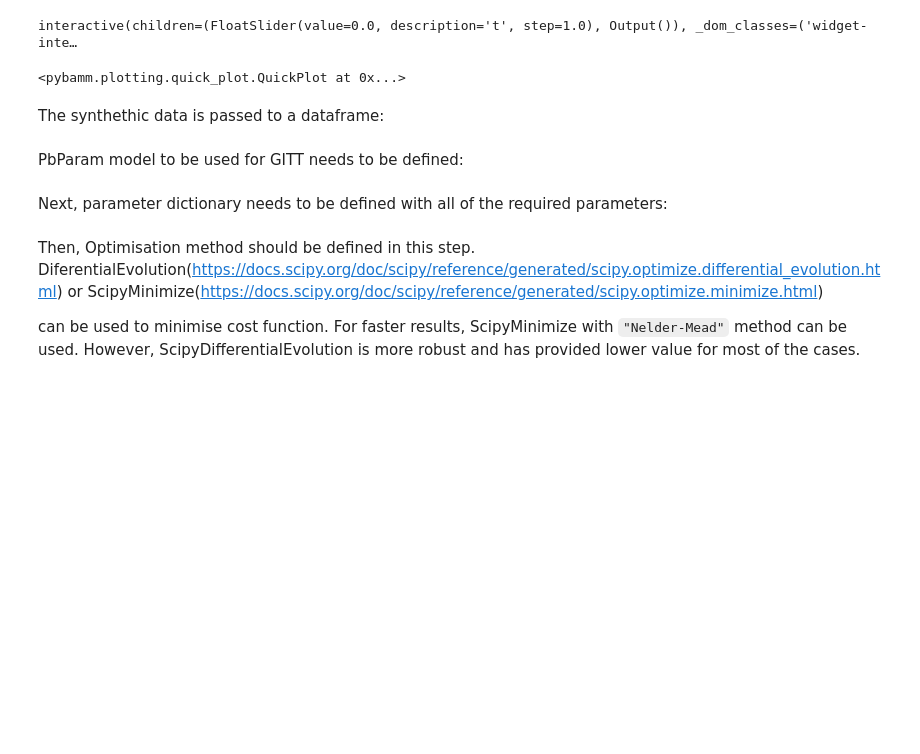
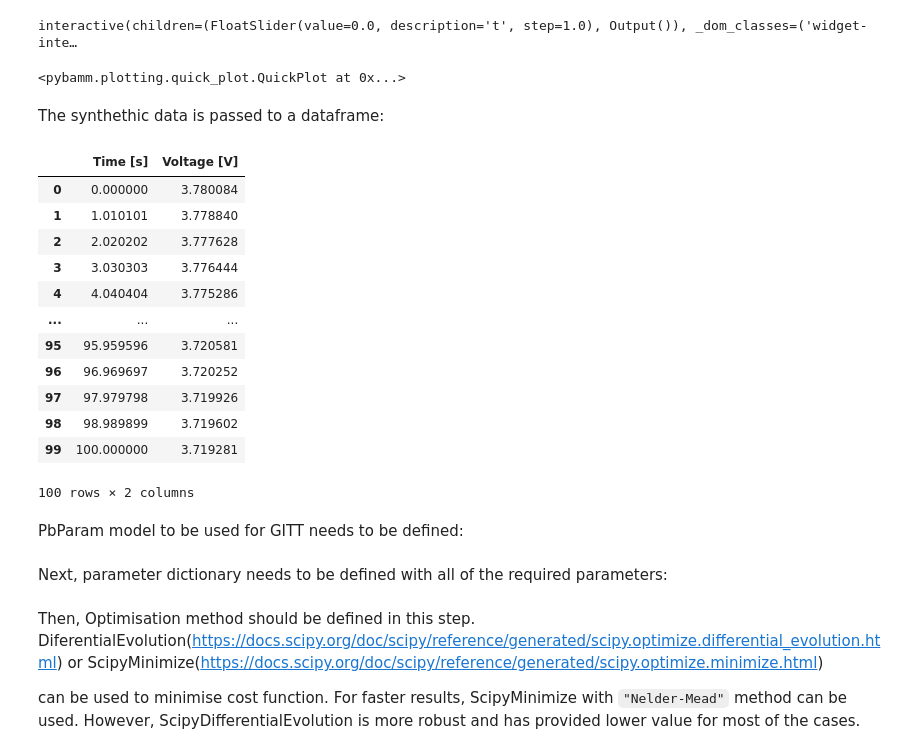
Before and after one commit to paramm-team/pybamm-param, a Jupyter notebook: examples/notebooks/gitt.ipynb, the cells around one changed output. Saved outputs shown, nothing was run; the diff lists cells and outputs as text; code cells hidden in the pictures; blank space fills up the shorter version.

```diff
--- a/examples/notebooks/gitt.ipynb
+++ b/examples/notebooks/gitt.ipynb
@@ -42,6 +42,22 @@ The synthethic data is passed to a dataframe:
 d = {'Time [s]':syn_solution["Time [s]"].entries, 'Voltage [V]': syn_solution["Voltage [V]"].entries}
 
 data = pd.DataFrame(data = d)
+# %%
+data
+# %% [output]
+|  | Time [s] | Voltage [V] |
+| 0 | 0.000000 | 3.780084 |
+| 1 | 1.010101 | 3.778840 |
+| 2 | 2.020202 | 3.777628 |
+| 3 | 3.030303 | 3.776444 |
+| 4 | 4.040404 | 3.775286 |
+| ... | ... | ... |
+| 95 | 95.959596 | 3.720581 |
+| 96 | 96.969697 | 3.720252 |
+| 97 | 97.979798 | 3.719926 |
+| 98 | 98.989899 | 3.719602 |
+| 99 | 100.000000 | 3.719281 |
+100 rows × 2 columns
 # %% [markdown]
 PbParam model to be used for GITT needs to be defined:
 # %%
```
Also changed, not shown: parts of 1 cell of this notebook, 25 other files.
